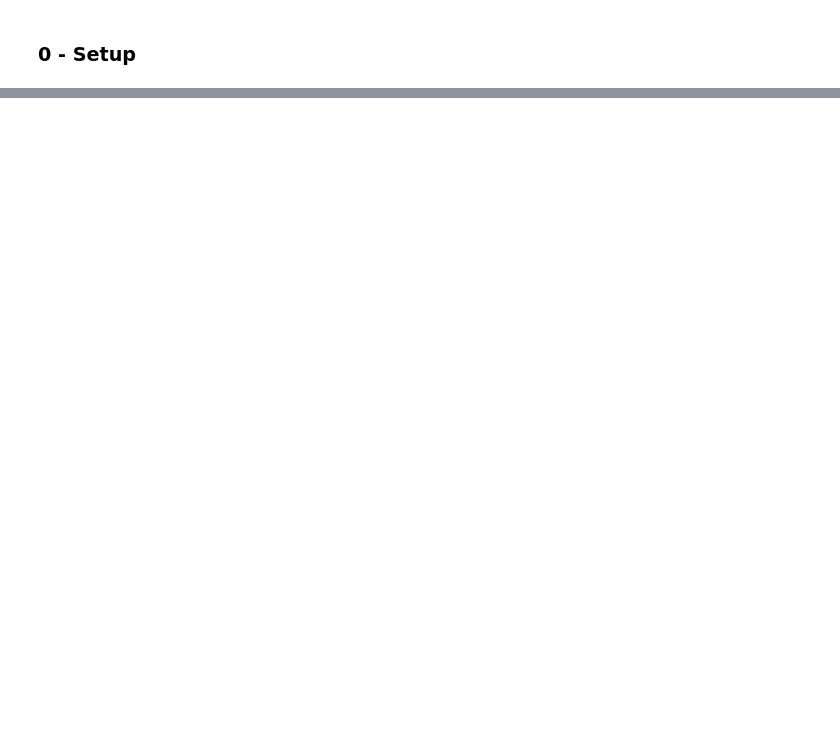
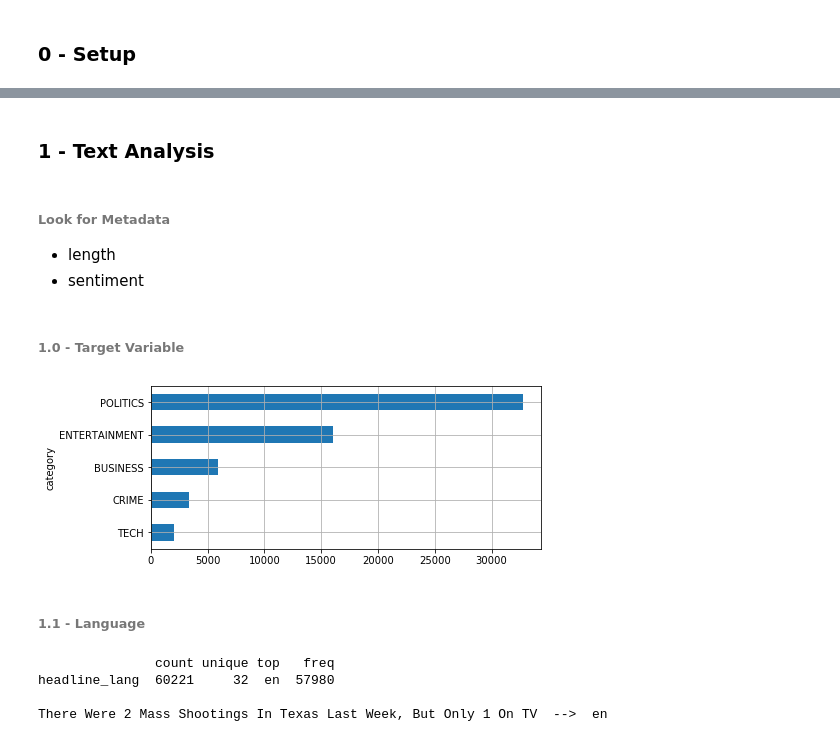
Before and after one commit to mdipietro09/DataScience_ArtificialIntelligence_Utils, a Jupyter notebook: deep_learning_natural_language_processing/text_classification_example.ipynb, the cells around one changed output, grey strips where cells are left out. Drawn from its saved outputs; the diff is of its cells as text; code cells hidden in the pictures; blank space fills up the shorter version.

```diff
--- a/deep_learning_natural_language_processing/text_classification_example.ipynb
+++ b/deep_learning_natural_language_processing/text_classification_example.ipynb
@@ -185,0 +7,9 @@ features
+# %%
+import json
+
+lst_dics = []
+with open('data.json', mode='r', errors='ignore') as json_file:
+    for dic in json_file:
+        lst_dics.append( json.loads(dic) )
+
+lst_dics[0]
@@ -185,0 +23,4 @@ features
+# %%
+dtf = pd.DataFrame(lst_dics)
+dtf = dtf[ dtf["category"].isin(['CRIME','ENTERTAINMENT','POLITICS','BUSINESS','TECH']) ][["category","headline"]]
+dtf.head()
@@ -185,0 +46,6 @@ features
+# %% [markdown]
+### 1 - Text Analysis
+# %% [markdown]
+###### Look for Metadata
+- length
+- sentiment
@@ -185,0 +54,6 @@ features
+# %% [markdown]
+###### 1.0 - Target Variable
+# %%
+utils_plot_distributions(dtf, x="category", top=None, figsize=(7,3))
+# %% [output]
+[figure, added]
@@ -185,0 +62,13 @@ features
+# %% [markdown]
+###### 1.1 - Language
+# %%
+# this takes a while
+dtf = add_detect_lang(dtf, "headline")
+
+print(" ")
+print(dtf["headline"][0], " --> ", dtf["headline_lang"][0])
+# %% [output]
+               count unique top   freq
+headline_lang  60221     32  en  57980
+
+There Were 2 Mass Shootings In Texas Last Week, But Only 1 On TV  -->  en
```
Also changed, not shown: parts of 82 cells of this notebook, 3 other files.
